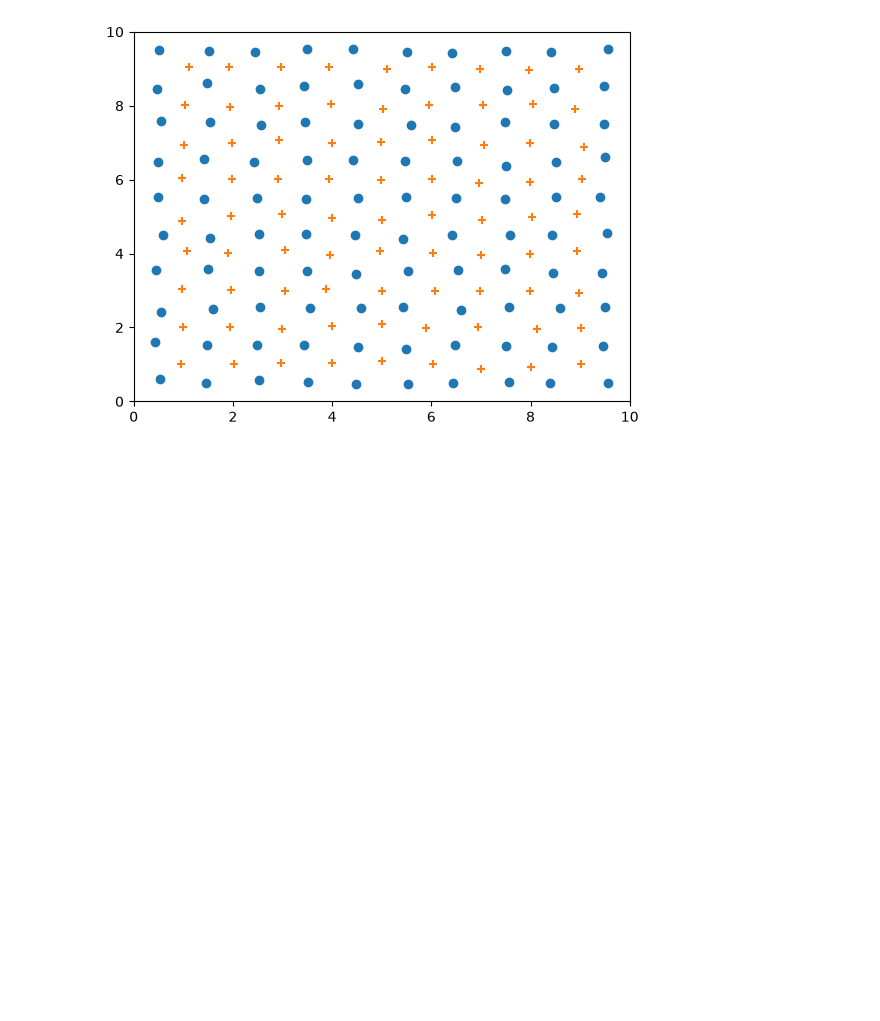
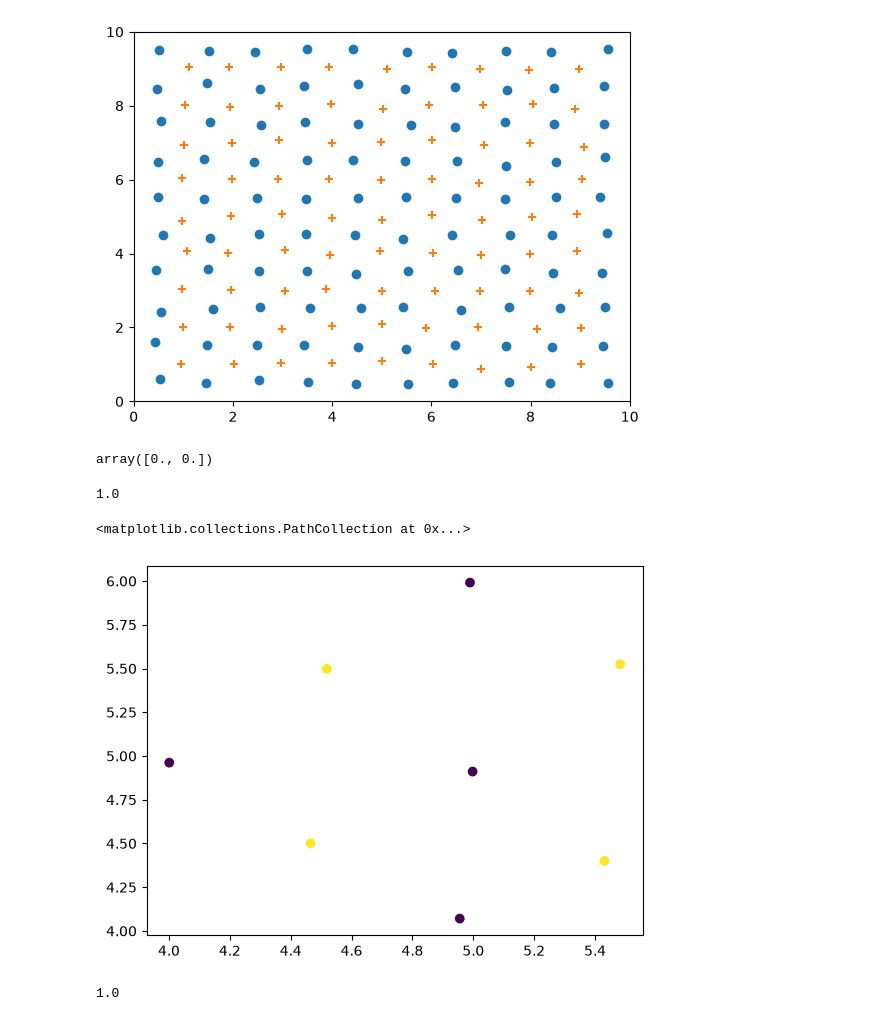
Before and after one commit to smazoyerdatascience/2D-Glass, a Jupyter notebook: basic_simulations.ipynb, the cells around one changed output. Saved outputs shown, nothing was run; the diff lists cells and outputs as text; code cells hidden in the pictures; blank space fills up the shorter version.

Commit message:
function determining closest neigbors ok

```diff
--- a/basic_simulations.ipynb
+++ b/basic_simulations.ipynb
@@ -431,8 +431,6 @@ surface_sample = side_sample**2
 # noise in positions of particles generation
 noise_param = 0.05
 # %%
-np.random.seed(0)
-
 def noise_gen(noise_param = noise_param): # generating quasi normal random noise with max abs noise set to side_size/10.
     noise = 0.
     if noise_param * side_size * np.random.randn() >= 0. :
@@ -443,7 +441,9 @@ def noise_gen(noise_param = noise_param): # generating quasi normal random noise
     return noise
 
 
-def generate_square_grid(density_big = density_big, sample_x_size = side_size * 10, sample_y_size = side_size * 10, noise_param = noise_param):
+def generate_square_grid(density_big = density_big, sample_x_size = side_size * 10, sample_y_size = side_size * 10, noise_param = noise_param, rand_seed = 0):
+
+    np.random.seed(rand_seed)
 
     surface_sample = sample_x_size * sample_y_size
     nb_big = surface_sample * density_big
@@ -526,3 +526,51 @@ plt.ylim(0,10)
 # %% [output]
 (0.0, 10.0)
 [figure]
+# %%
+def neigh_xy(pos_x = side_size * 5., pos_y = side_size * 5,coord = coord,
+             neigh_dist = 1./np.sqrt(density_big)):
+    print(1./np.sqrt(density_big))
+    neigh = np.where(np.sqrt(np.square(coord[:,1]-pos_x)+np.square(coord[:,2]-pos_y)) < neigh_dist)
+    return neigh
+
+# Physical force parameters
+big_f = 0.1
+small_f = 0.05
+mass_big = 1
+mass_small = 0.5
+
+def force_xy(pos_x = side_size * 5., pos_y = side_size * 5.,coord = coord,
+             neigh_dist = neigh_dist, big_f = big_f, small_f = small_f):
+    """ this function determines the force exerted at a given position by closest neighbors"""
+
+    neigh = np.where(np.sqrt(np.square(coord[:,1]-pos_x)+np.square(coord[:,2]-pos_y)) < neigh_dist)
+
+    f_xy = np.zeros([len(neigh[0]), 2])
+
+    for partic in range(len(neigh[0])):
+        if coord[neigh[0][partic],3] == 1:
+            f_xy[partic] = [big_f * (pos_x - coord[neigh[0][partic],1]), big_f * (pos_y - coord[neigh[0][partic],2])]/(np.square(coord[neigh[0][partic],1]-pos_x)+np.square(coord[neigh[0][partic],2]-pos_y))
+        else:
+            f_xy[partic] = [small_f * (pos_x - coord[neigh[0][partic],1]), small_f * (pos_y - coord[neigh[0][partic],2])]/(np.square(coord[neigh[0][partic],1]-pos_x)+np.square(coord[neigh[0][partic],2]-pos_y))
+
+    force_xy = np.sum(f_xy, axis = 0)
+
+    return force_xy
+
+force_xy()
+# %% [output]
+array([0., 0.])
+# %%
+a=neigh_xy(coord = coord0)
+c_map = {1: 'b', 0: 'r'}
+
+
+plt.scatter(x=coord0[a, 1], y=coord0[a, 2], c=coord0[a, 3])
+# %% [output]
+1.0
+<matplotlib.collections.PathCollection at 0x...>
+[figure, added]
+# %%
+side_size
+# %% [output]
+1.0
```
